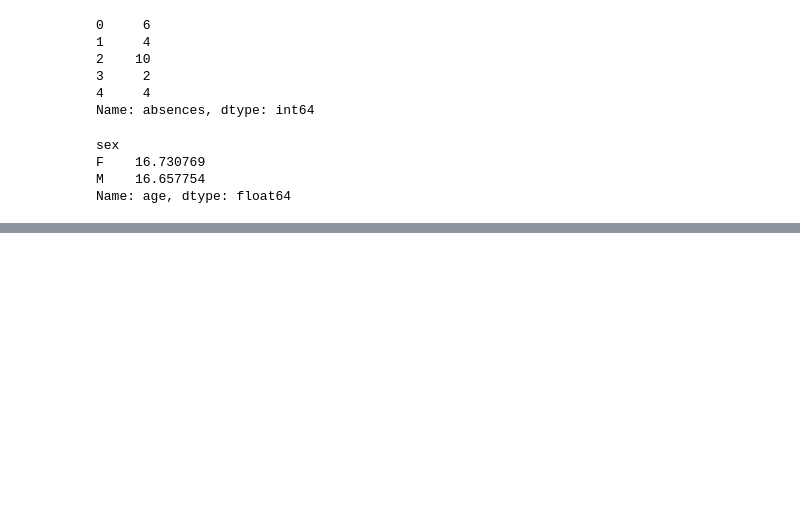
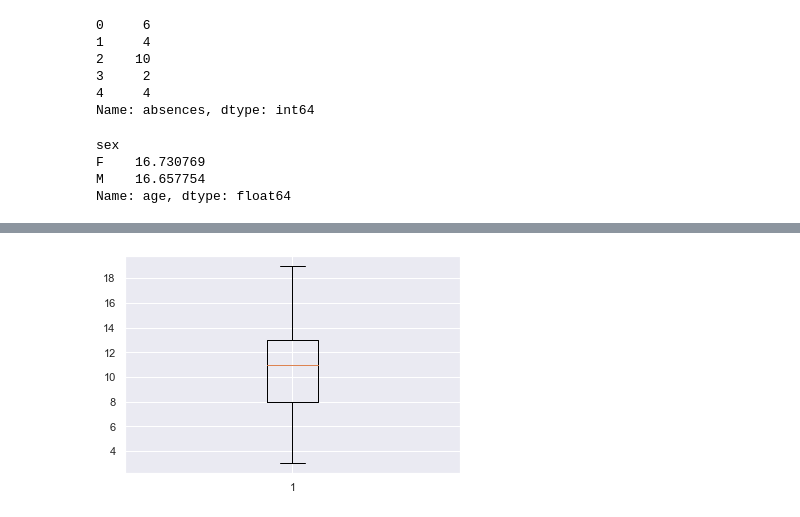
Before and after one commit to JojiKoike/Learning_DataScience, a Jupyter notebook: chapter3/DataCommunication.ipynb, the cells around one changed output, grey strips where cells are left out. Drawn from its saved outputs; the diff is of its cells as text; code cells hidden in the pictures; blank space fills up the shorter version.

```diff
--- a/chapter3/DataCommunication.ipynb
+++ b/chapter3/DataCommunication.ipynb
@@ -94,0 +138,6 @@ plt.hist(student_data_math['absences'])
+# %%
+# Boxplot
+plt.boxplot(student_data_math['G1'])
+plt.grid(True)
+# %% [output]
+[figure, added]
```
Also changed, not shown: parts of 7 cells of this notebook.
